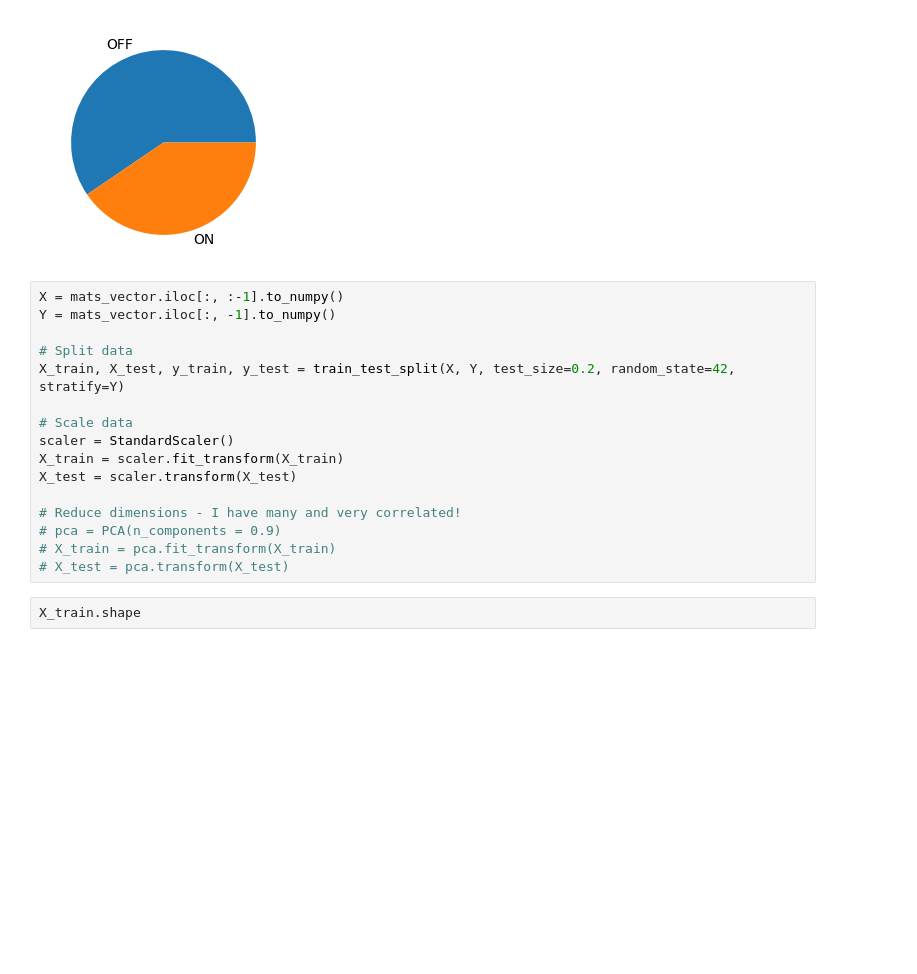
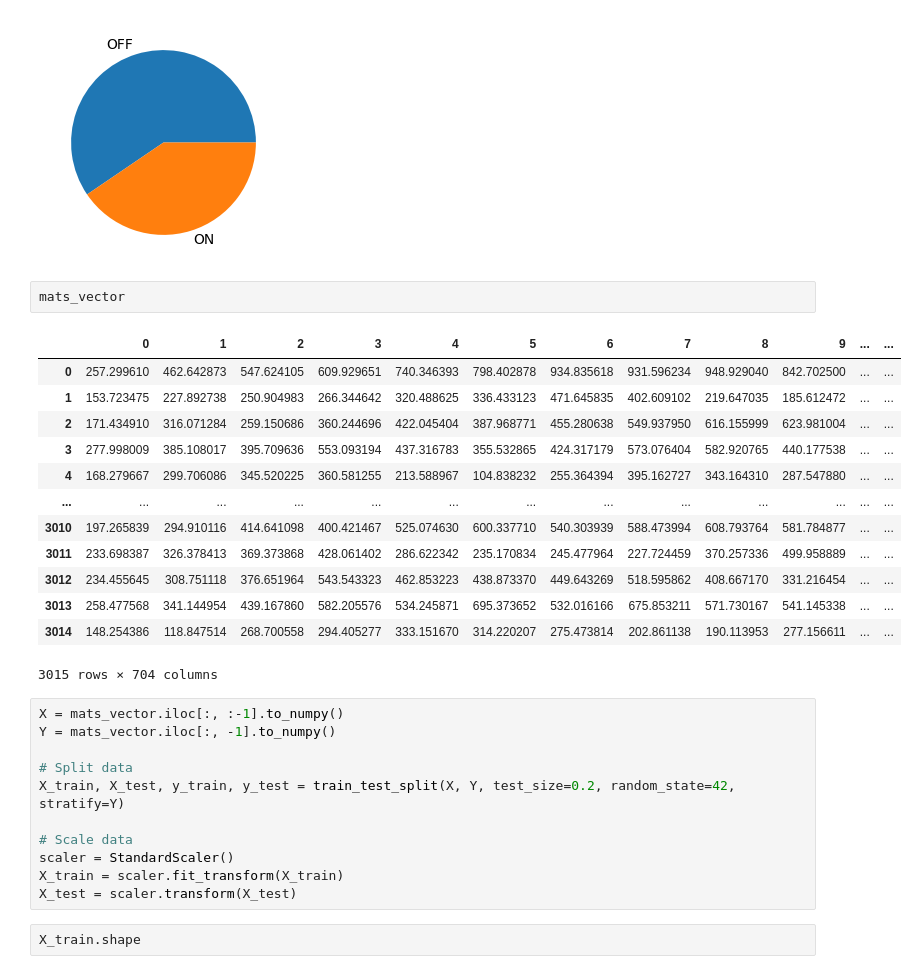
Before and after one commit to manuelfmerino/expression_prediction_AI, a Jupyter notebook: train_random_forest.ipynb, the cells around one changed output. Saved outputs shown, nothing was run; the diff lists cells and outputs as text; blank space fills up the shorter version.

```diff
--- a/train_random_forest.ipynb
+++ b/train_random_forest.ipynb
@@ -486,6 +481,22 @@ axs.pie(mats_vector.iloc[:, -1].value_counts(), labels=['OFF', 'ON'])
 plt.show()
 # %% [output]
 [figure]
+# %%
+mats_vector
+# %% [output]
+|  | 0 | 1 | 2 | 3 | 4 | 5 | 6 | 7 | 8 | 9 | ... | ... |
+| 0 | 257.299610 | 462.642873 | 547.624105 | 609.929651 | 740.346393 | 798.402878 | 934.835618 | 931.596234 | 948.929040 | 842.702500 | ... | ... |
+| 1 | 153.723475 | 227.892738 | 250.904983 | 266.344642 | 320.488625 | 336.433123 | 471.645835 | 402.609102 | 219.647035 | 185.612472 | ... | ... |
+| 2 | 171.434910 | 316.071284 | 259.150686 | 360.244696 | 422.045404 | 387.968771 | 455.280638 | 549.937950 | 616.155999 | 623.981004 | ... | ... |
+| 3 | 277.998009 | 385.108017 | 395.709636 | 553.093194 | 437.316783 | 355.532865 | 424.317179 | 573.076404 | 582.920765 | 440.177538 | ... | ... |
+| 4 | 168.279667 | 299.706086 | 345.520225 | 360.581255 | 213.588967 | 104.838232 | 255.364394 | 395.162727 | 343.164310 | 287.547880 | ... | ... |
+| ... | ... | ... | ... | ... | ... | ... | ... | ... | ... | ... | ... | ... |
+| 3010 | 197.265839 | 294.910116 | 414.641098 | 400.421467 | 525.074630 | 600.337710 | 540.303939 | 588.473994 | 608.793764 | 581.784877 | ... | ... |
+| 3011 | 233.698387 | 326.378413 | 369.373868 | 428.061402 | 286.622342 | 235.170834 | 245.477964 | 227.724459 | 370.257336 | 499.958889 | ... | ... |
+| 3012 | 234.455645 | 308.751118 | 376.651964 | 543.543323 | 462.853223 | 438.873370 | 449.643269 | 518.595862 | 408.667170 | 331.216454 | ... | ... |
+| 3013 | 258.477568 | 341.144954 | 439.167860 | 582.205576 | 534.245871 | 695.373652 | 532.016166 | 675.853211 | 571.730167 | 541.145338 | ... | ... |
+| 3014 | 148.254386 | 118.847514 | 268.700558 | 294.405277 | 333.151670 | 314.220207 | 275.473814 | 202.861138 | 190.113953 | 277.156611 | ... | ... |
+3015 rows × 704 columns
 # %%
 X = mats_vector.iloc[:, :-1].to_numpy()
 Y = mats_vector.iloc[:, -1].to_numpy()
@@ -497,11 +508,6 @@ X_train, X_test, y_train, y_test = train_test_split(X, Y, test_size=0.2, random_
 scaler = StandardScaler()
 X_train = scaler.fit_transform(X_train)
 X_test = scaler.transform(X_test)
-
-# Reduce dimensions - I have many and very correlated!
-# pca = PCA(n_components = 0.9)
-# X_train = pca.fit_transform(X_train)
-# X_test = pca.transform(X_test)
 # %%
 X_train.shape
 # %% [output]
```
Also changed, not shown: parts of 20 cells of this notebook, 5 other files.
